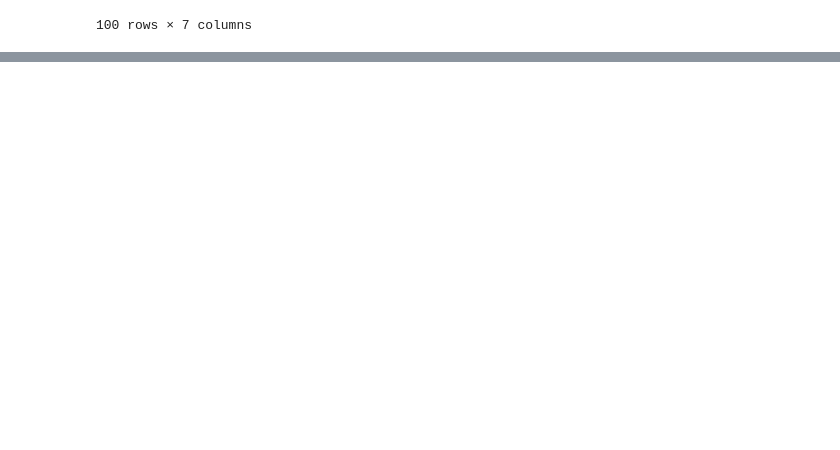
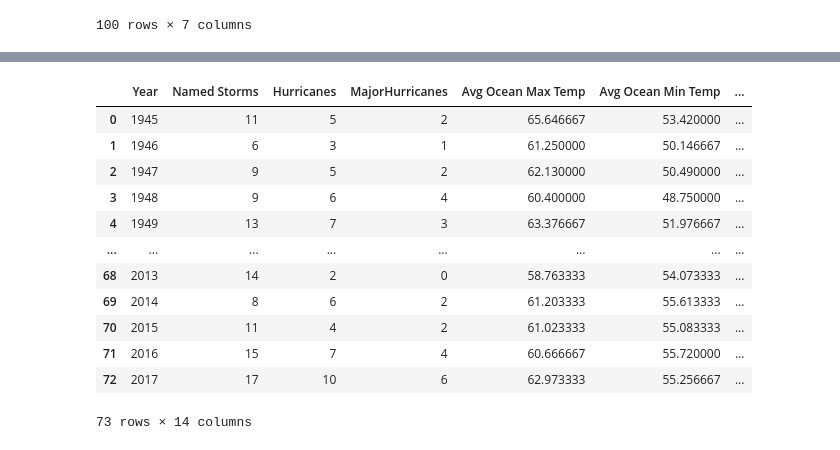
Before and after one commit to cpparker823/Project_1_Hurricanes, a Jupyter notebook: cleaning_script.ipynb, the cells around one changed output, grey strips where cells are left out. Saved outputs shown, nothing was run; the diff lists cells and outputs as text; code cells hidden in the pictures; blank space fills up the shorter version.

```diff
--- a/cleaning_script.ipynb
+++ b/cleaning_script.ipynb
@@ -59,0 +62,5 @@ final_df
+# %%
+#Run Desert averages analysis
+Desert_Temps = Path("Desert_Temps.csv")
+desert_df = pd.read_csv(Desert_Temps)
+desert_df.head(100)
@@ -59,0 +81,23 @@ final_df
+# %%
+# Convert the 'date' column to datetime format
+desert_df['date'] = pd.to_datetime(desert_df['time'], infer_datetime_format=True)
+columns_data = ['temperature_2m_max (°F)', 'temperature_2m_min (°F)', 'wind_speed_10m_max (mp/h)', 'wind_direction_10m_dominant (°)', 'et0_fao_evapotranspiration (mm)']
+
+# Filter the dataframe to include only September dates
+df_september = desert_df[desert_df['date'].dt.month == 9]
+
+# Group the filtered dataframe by the year
+df_grouped = df_september.groupby(df_september['date'].dt.year)
+
+# Calculate the average 'maxtemp' and 'mintemp' for each group
+df_average = df_grouped[columns_data].mean()
+
+# Rename the columns
+df_average.columns = ['Avg Desert Max Temp', 'Avg Desert Min Temp', 'Desert Wind Speed', 'Desert Wind Direction', 'Desert Evapotrasnpiration']
+
+# Reset the index to make 'year' a column
+df_average = df_average.reset_index()
+
+# Print the resulting dataframe
+desert_final_df = pd.DataFrame(df_average)
+desert_final_df
@@ -59,0 +118,31 @@ final_df
+# %%
+ocean_final_df = ocean_final_df.rename(columns={'date': 'Year'})
+desert_final_df = desert_final_df.rename(columns={'date': 'Year'})
+
+ocean_final_df.to_csv('OceanAverages.csv', index=False)
+desert_final_df.to_csv('DesertAverages.csv', index=False)
+# %%
+hurr_path = Path("Hurricanes_Original.csv")
+hurricane_df = pd.read_csv(hurr_path)
+
+# Merge the DataFrames on the "Year" column
+merged_df = pd.merge(hurricane_df, ocean_final_df, on='Year', how='inner')
+merged_df = pd.merge(merged_df, desert_final_df, on='Year', how='inner')
+# %%
+years_data = merged_df[(merged_df['Year'] >= 1945) & (merged_df['Year'] <= 2017)]
+years_data = years_data.drop('Unnamed: 0', axis=1)
+years_data
+# %% [output]
+|  | Year | Named Storms | Hurricanes | MajorHurricanes | Avg Ocean Max Temp | Avg Ocean Min Temp | ... |
+| 0 | 1945 | 11 | 5 | 2 | 65.646667 | 53.420000 | ... |
+| 1 | 1946 | 6 | 3 | 1 | 61.250000 | 50.146667 | ... |
+| 2 | 1947 | 9 | 5 | 2 | 62.130000 | 50.490000 | ... |
+| 3 | 1948 | 9 | 6 | 4 | 60.400000 | 48.750000 | ... |
+| 4 | 1949 | 13 | 7 | 3 | 63.376667 | 51.976667 | ... |
+| ... | ... | ... | ... | ... | ... | ... | ... |
+| 68 | 2013 | 14 | 2 | 0 | 58.763333 | 54.073333 | ... |
+| 69 | 2014 | 8 | 6 | 2 | 61.203333 | 55.613333 | ... |
+| 70 | 2015 | 11 | 4 | 2 | 61.023333 | 55.083333 | ... |
+| 71 | 2016 | 15 | 7 | 4 | 60.666667 | 55.720000 | ... |
+| 72 | 2017 | 17 | 10 | 6 | 62.973333 | 55.256667 | ... |
+73 rows × 14 columns
```
Also changed, not shown: parts of 5 cells of this notebook, 3 other files.
